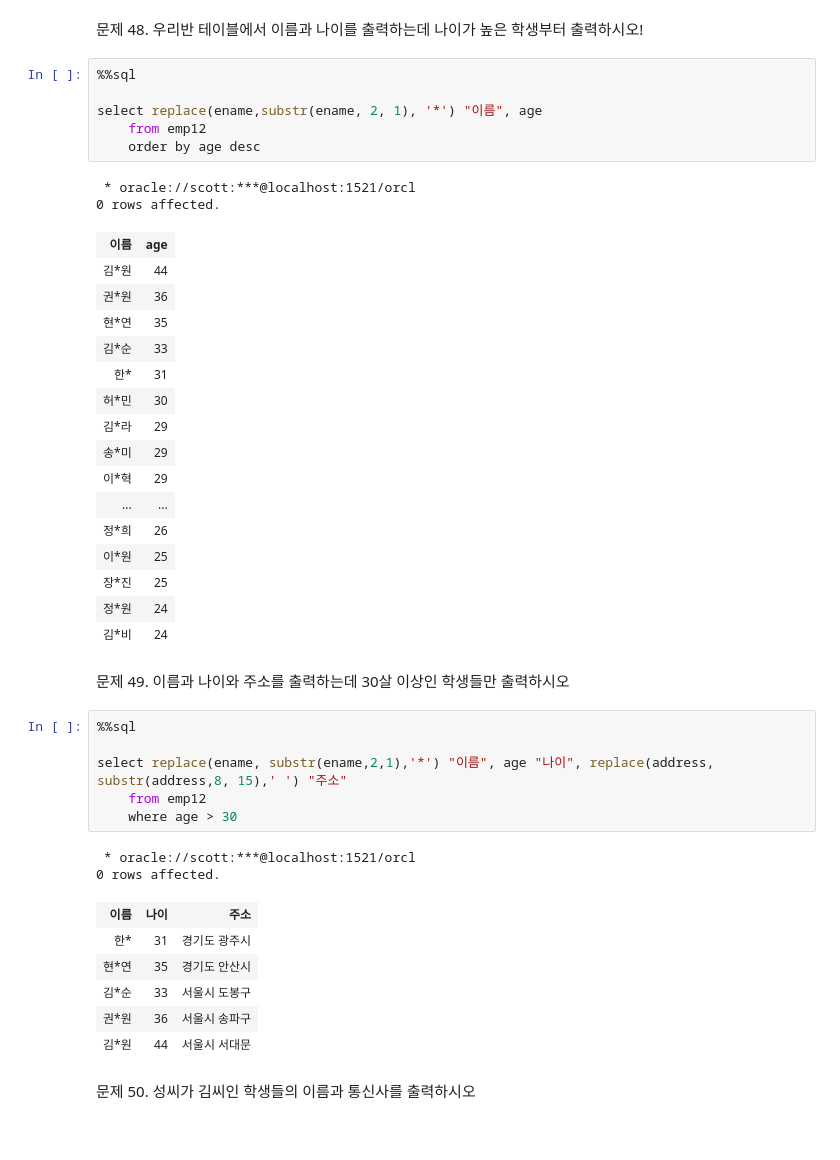
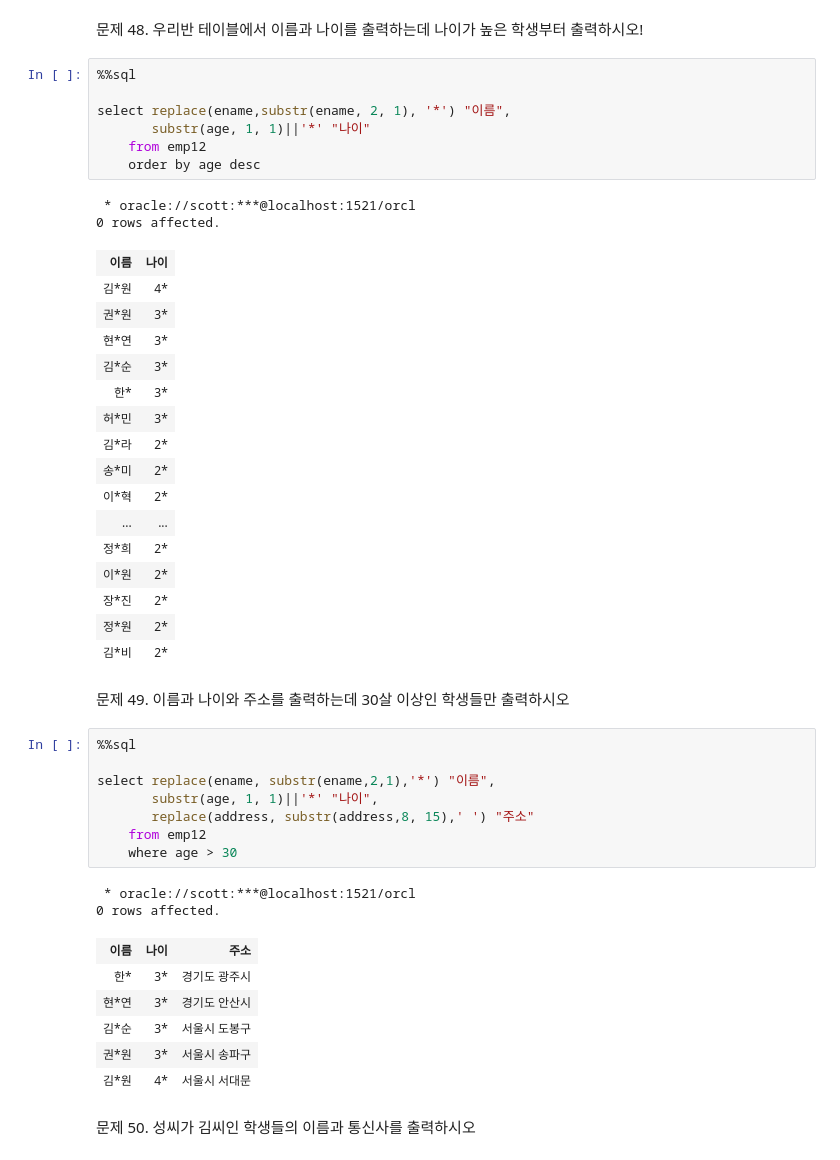
Before and after one commit to unknown-jun/Oracle_SQL, a Jupyter notebook: Part 1. 5~7.ipynb, the cells around one changed output. Saved outputs shown, nothing was run; the diff lists cells and outputs as text.

```diff
--- a/Part 1. 5~7.ipynb
+++ b/Part 1. 5~7.ipynb
@@ -810,45 +810,48 @@ select ename, sal
 # %%
 %%sql
 
-select replace(ename,substr(ename, 2, 1), '*') "이름", age
+select replace(ename,substr(ename, 2, 1), '*') "이름",
+       substr(age, 1, 1)||'*' "나이"
     from emp12
     order by age desc
 # %% [output]
  * oracle://scott:***@localhost:1521/orcl
 0 rows affected.
-| 이름 | age |
-| 김*원 | 44 |
-| 권*원 | 36 |
-| 현*연 | 35 |
-| 김*순 | 33 |
-| 한* | 31 |
-| 허*민 | 30 |
-| 김*라 | 29 |
-| 송*미 | 29 |
-| 이*혁 | 29 |
+| 이름 | 나이 |
+| 김*원 | 4* |
+| 권*원 | 3* |
+| 현*연 | 3* |
+| 김*순 | 3* |
+| 한* | 3* |
+| 허*민 | 3* |
+| 김*라 | 2* |
+| 송*미 | 2* |
+| 이*혁 | 2* |
 | ... | ... |
-| 정*희 | 26 |
-| 이*원 | 25 |
-| 장*진 | 25 |
-| 정*원 | 24 |
-| 김*비 | 24 |
+| 정*희 | 2* |
+| 이*원 | 2* |
+| 장*진 | 2* |
+| 정*원 | 2* |
+| 김*비 | 2* |
 # %% [markdown]
 문제 49. 이름과 나이와 주소를 출력하는데 30살 이상인 학생들만 출력하시오
 # %%
 %%sql
 
-select replace(ename, substr(ename,2,1),'*') "이름", age "나이", replace(address, substr(address,8, 15),' ') "주소"
+select replace(ename, substr(ename,2,1),'*') "이름",
+       substr(age, 1, 1)||'*' "나이",
+       replace(address, substr(address,8, 15),' ') "주소"
     from emp12
     where age > 30
 # %% [output]
  * oracle://scott:***@localhost:1521/orcl
 0 rows affected.
 | 이름 | 나이 | 주소 |
-| 한* | 31 | 경기도 광주시 |
-| 현*연 | 35 | 경기도 안산시 |
-| 김*순 | 33 | 서울시 도봉구 |
-| 권*원 | 36 | 서울시 송파구 |
-| 김*원 | 44 | 서울시 서대문 |
+| 한* | 3* | 경기도 광주시 |
+| 현*연 | 3* | 경기도 안산시 |
+| 김*순 | 3* | 서울시 도봉구 |
+| 권*원 | 3* | 서울시 송파구 |
+| 김*원 | 4* | 서울시 서대문 |
 # %% [markdown]
 문제 50. 성씨가 김씨인 학생들의 이름과 통신사를 출력하시오
 # %%
```
Also changed, not shown: parts of 21 cells of this notebook.
